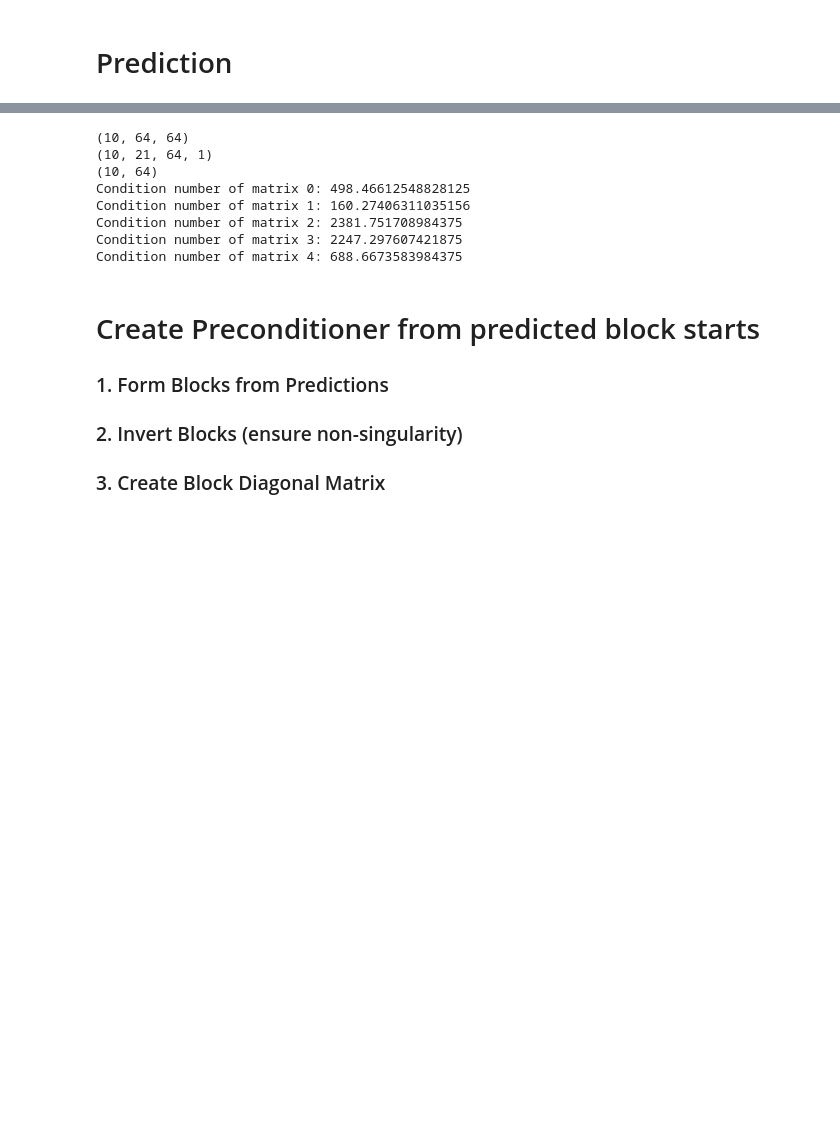
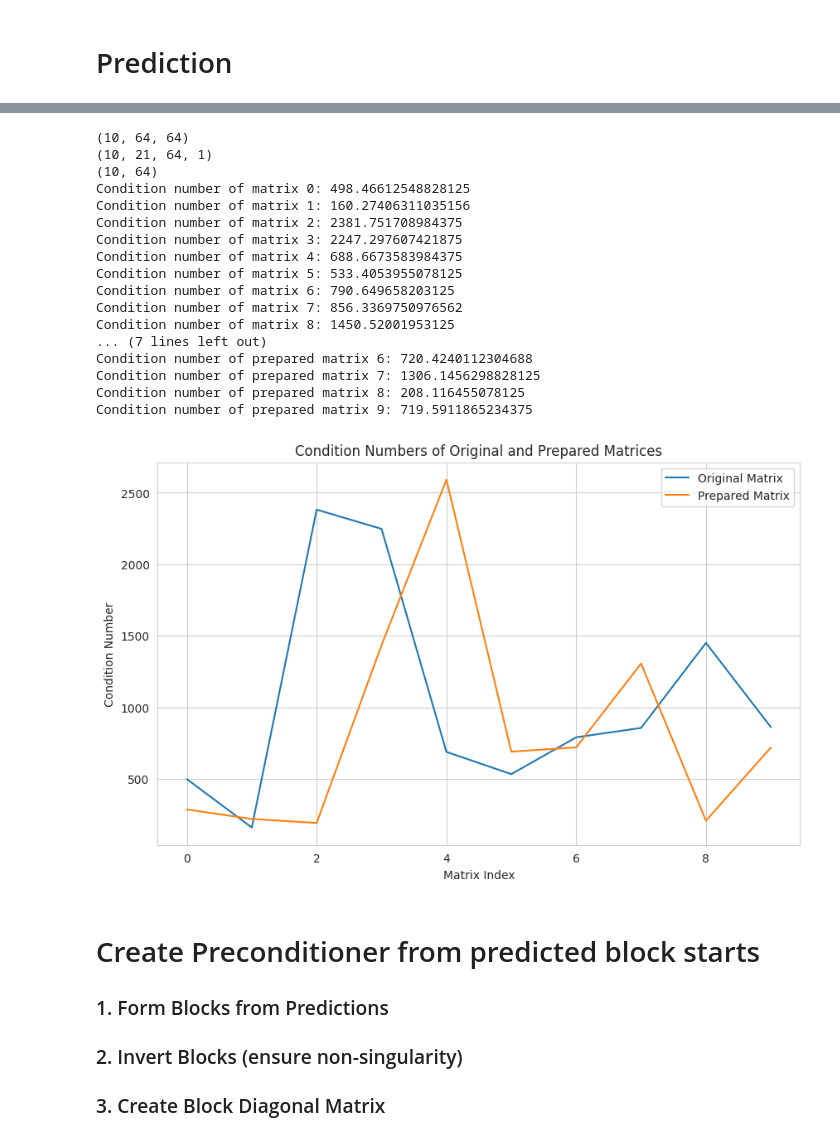
Before and after one commit to 24io/opencampus-ai-project, a Jupyter notebook: testrun.ipynb, the cells around one changed output, grey strips where cells are left out. Cells and saved outputs as stored; diff of their text form; code cells hidden in the pictures; blank space fills up the shorter version.

```diff
--- a/testrun.ipynb
+++ b/testrun.ipynb
@@ -146,8 +137,8 @@ importlib.reload(CNN.models)
 
 # Define parameters
 loss_fn = tf.keras.losses.BinaryCrossentropy()
-optimizer = tf.keras.optimizers.Adam(learning_rate=0.00001)
-num_epochs = 10
+optimizer = tf.keras.optimizers.Nadam(learning_rate=0.0001)
+num_epochs = 2
 
 # Create log dir
 log_dir = "logs/fit/" + datetime.datetime.now().strftime("%Y%m%d-%H%M%S")
@@ -171,8 +160,8 @@ Files in log directory: []
 # Start Training Loop
 trained_model, train_losses, val_losses = CNN.training.train_model(
     model=model,
-    train_dataset=train_dataset.batch(1),  # Adjust when connected to vm
-    val_dataset=val_dataset.batch(1),
+    train_dataset=train_dataset.batch(2),  # Adjust when connected to vm
+    val_dataset=val_dataset.batch(2),
     loss_fn=loss_fn,
     optimizer=optimizer,
     num_epochs=num_epochs,
@@ -307,22 +245,44 @@ test_labels[0] = [1 0 0 0 0 0 0 0 0 0 0 1 0 0 0 0 0 0 0 0 0 0 0 0 0 1 0 0 0 0 0
 Overall Accuracy:
 0.9109375
-# %%
-test_matrices = test_data.matrices[train_size + val_size:]
-print(test_matrices.shape)
-print(test_bands.shape)
-print(binary_predictions.shape)
-
-for i in range(min(5, test_matrices.shape[0])):
-    print(f"Condition number of matrix {i}: {np.linalg.cond(test_matrices[i])}")
-# %% [output]
-(10, 64, 64)
-(10, 21, 64, 1)
-(10, 64)
-Condition number of matrix 0: 498.46612548828125
-Condition number of matrix 1: 160.27406311035156
-Condition number of matrix 2: 2381.751708984375
-Condition number of matrix 3: 2247.297607421875
-Condition number of matrix 4: 688.6673583984375
+# %%
+print(test_matrices.shape)
+print(test_bands.shape)
+print(binary_predictions.shape)
+
+for i in range(min(10, test_matrices.shape[0])):
+    print(f"Condition number of matrix {i}: {np.linalg.cond(test_matrices[i])}")
+
+for i in range(min(10, A.shape[0])):
+    print(f"Condition number of prepared matrix {i}: {np.linalg.cond(A[i])}")
+
+# plot condition numbers
+plt.figure(figsize=(10, 6))
+plt.plot([np.linalg.cond(test_matrices[i]) for i in range(test_matrices.shape[0])], label='Original Matrix')
+plt.plot([np.linalg.cond(A[i]) for i in range(A.shape[0])], label='Prepared Matrix')
+plt.xlabel('Matrix Index')
+plt.ylabel('Condition Number')
+plt.title('Condition Numbers of Original and Prepared Matrices')
+plt.legend()
+plt.show()
+# %% [output]
+(10, 64, 64)
+(10, 21, 64, 1)
+(10, 64)
+Condition number of matrix 0: 498.46612548828125
+Condition number of matrix 1: 160.27406311035156
+Condition number of matrix 2: 2381.751708984375
+Condition number of matrix 3: 2247.297607421875
+Condition number of matrix 4: 688.6673583984375
+Condition number of matrix 5: 533.4053955078125
+Condition number of matrix 6: 790.649658203125
+Condition number of matrix 7: 856.3369750976562
+Condition number of matrix 8: 1450.52001953125
+... (7 lines left out)
+Condition number of prepared matrix 6: 720.4240112304688
+Condition number of prepared matrix 7: 1306.1456298828125
+Condition number of prepared matrix 8: 208.116455078125
+Condition number of prepared matrix 9: 719.5911865234375
+[figure, added]
 # %% [markdown]
 
 # Create Preconditioner from predicted block starts
```
Also changed, not shown: parts of 20 cells of this notebook, 1 other file.
